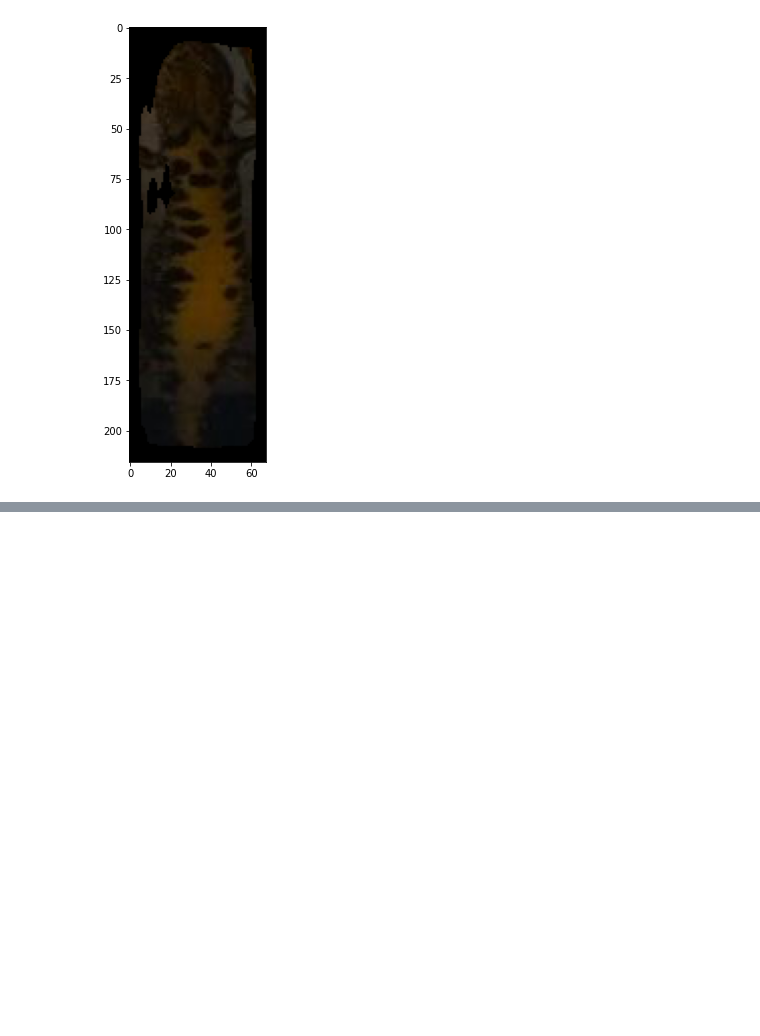
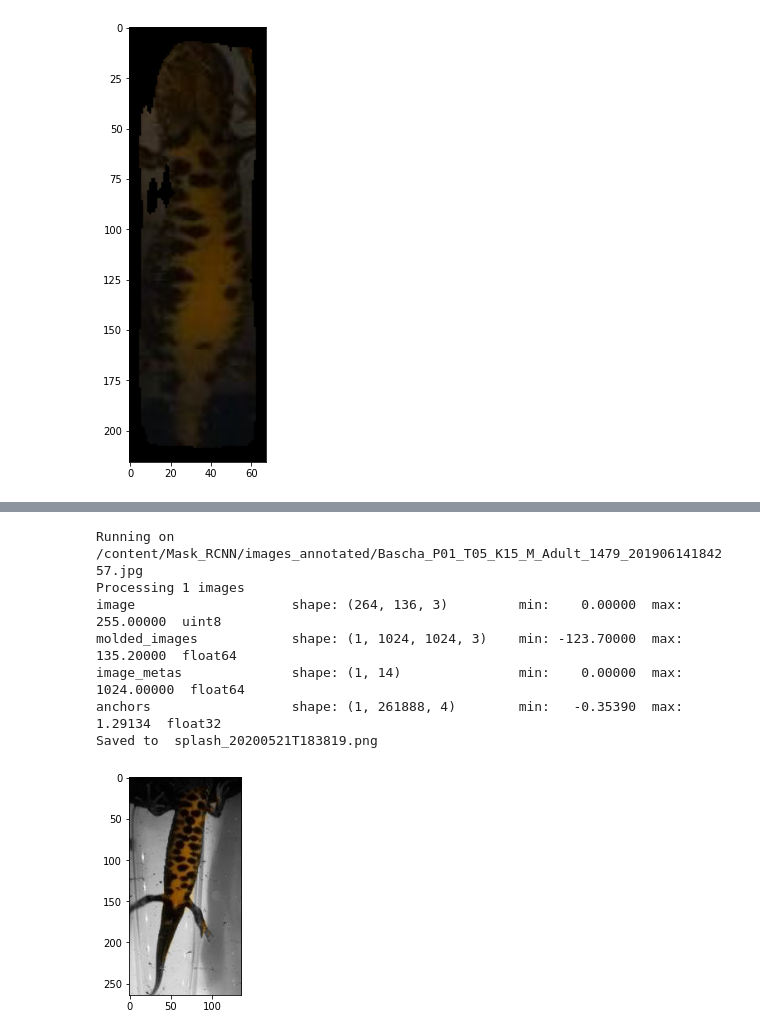
Before and after one commit to GuillaumeMagnette/Stage_Tritons, a Jupyter notebook: Mask_RCNN.ipynb, the cells around one changed output, grey strips where cells are left out. Saved outputs shown, nothing was run; the diff lists cells and outputs as text; code cells hidden in the pictures; blank space fills up the shorter version.

```diff
--- a/Mask_RCNN.ipynb
+++ b/Mask_RCNN.ipynb
@@ -261,7 +346,7 @@ class NewtsConfig(Config):
     Derives from the base Config class and overrides some values.
     """
     # Give the configuration a recognizable name
-    NAME = "newts"
+    NAME = "newt"
 
     # We use a GPU with 12GB memory, which can fit two images.
     # Adjust down if you use a smaller GPU.
@@ -378,14 +535,16 @@ class NewtsDataset(utils.Dataset):
 # %%
+tf.compat.v1.logging.set_verbosity(tf.compat.v1.logging.ERROR)
+
 def train(model):
     """Train the model."""
     # Training dataset.
-    dataset_train = BalloonDataset()
-    dataset_train.load_balloon(args.dataset, "train")
+    dataset_train = NewtsDataset()
+    dataset_train.load_newts(NEWTS_DIR, "train")
     dataset_train.prepare()
 
     # Validation dataset
-    dataset_val = BalloonDataset()
-    dataset_val.load_balloon(args.dataset, "val")
+    dataset_val = NewtsDataset()
+    dataset_val.load_newts(NEWTS_DIR, "val")
     dataset_val.prepare()
 
     # *** This training schedule is an example. Update to your needs ***
@@ -393,12 +552,15 @@ def train(model):
     # COCO trained weights, we don't need to train too long. Also,
     # no need to train all layers, just the heads should do it.
     print("Training network heads")
+    #model.metrics_tensors = []
     model.train(dataset_train, dataset_val,
                 learning_rate=config.LEARNING_RATE,
                 epochs=30,
                 layers='heads')
 
-
+model = modellib.MaskRCNN(mode="training", config=config,
+                                  model_dir=DEFAULT_LOGS_DIR)
+train(model)
 def color_splash(image, mask):
     """Apply color splash effect.
     image: RGB image [height, width, 3]
@@ -423,9 +629,9 @@ def detect_and_color_splash(model, image_path=None, video_path=None):
     # Image or video?
     if image_path:
         # Run model detection and generate the color splash effect
-        print("Running on {}".format(args.image))
+        print("Running on {}".format(img_path))
         # Read image
-        image = skimage.io.imread(args.image)
+        image = skimage.io.imread(img_path)
         # Detect objects
         r = model.detect([image], verbose=1)[0]
         # Color splash
@@ -433,6 +639,7 @@ def detect_and_color_splash(model, image_path=None, video_path=None):
         # Save output
         file_name = "splash_{:%Y%m%dT%H%M%S}.png".format(datetime.datetime.now())
         skimage.io.imsave(file_name, splash)
+        plt.imshow(splash)
     elif video_path:
         import cv2
         # Video capture
@@ -440,30 +647,42 @@ def detect_and_color_splash(model, image_path=None, video_path=None):
         width = int(vcapture.get(cv2.CAP_PROP_FRAME_WIDTH))
         height = int(vcapture.get(cv2.CAP_PROP_FRAME_HEIGHT))
         fps = vcapture.get(cv2.CAP_PROP_FPS)
 
         # Define codec and create video writer
         file_name = "splash_{:%Y%m%dT%H%M%S}.avi".format(datetime.datetime.now())
         vwriter = cv2.VideoWriter(file_name,
                                   cv2.VideoWriter_fourcc(*'MJPG'),
                                   fps, (width, height))
 
         count = 0
         success = True
         while success:
             print("frame: ", count)
             # Read next image
             success, image = vcapture.read()
             if success:
                 # OpenCV returns images as BGR, convert to RGB
                 image = image[..., ::-1]
                 # Detect objects
                 r = model.detect([image], verbose=0)[0]
                 # Color splash
                 splash = color_splash(image, r['masks'])
                 # RGB -> BGR to save image to video
                 splash = splash[..., ::-1]
                 # Add image to video writer
                 vwriter.write(splash)
                 count += 1
         vwriter.release()
     print("Saved to ", file_name)
+
+img_path = '/content/Mask_RCNN/images_annotated/Bascha_P01_T05_K15_M_Adult_1479_20190614184257.jpg'
+detect_and_color_splash(model, image_path=img_path, video_path=None)
+# %% [output]
+Running on /content/Mask_RCNN/images_annotated/Bascha_P01_T05_K15_M_Adult_1479_20190614184257.jpg
+Processing 1 images
+image                    shape: (264, 136, 3)         min:    0.00000  max:  255.00000  uint8
+molded_images            shape: (1, 1024, 1024, 3)    min: -123.70000  max:  135.20000  float64
+image_metas              shape: (1, 14)               min:    0.00000  max: 1024.00000  float64
+anchors                  shape: (1, 261888, 4)        min:   -0.35390  max:    1.29134  float32
+Saved to  splash_20200521T183819.png
+[figure, added]
```
Also changed, not shown: parts of 15 cells of this notebook.
